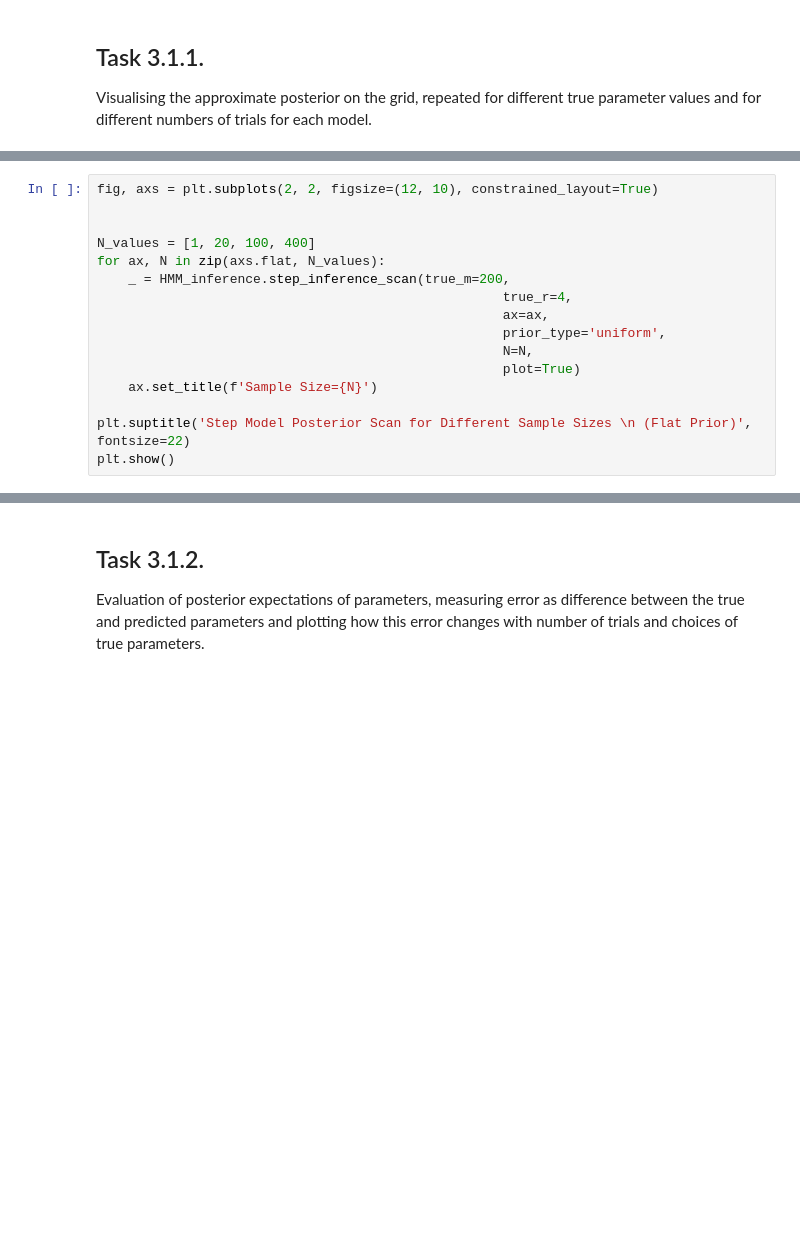
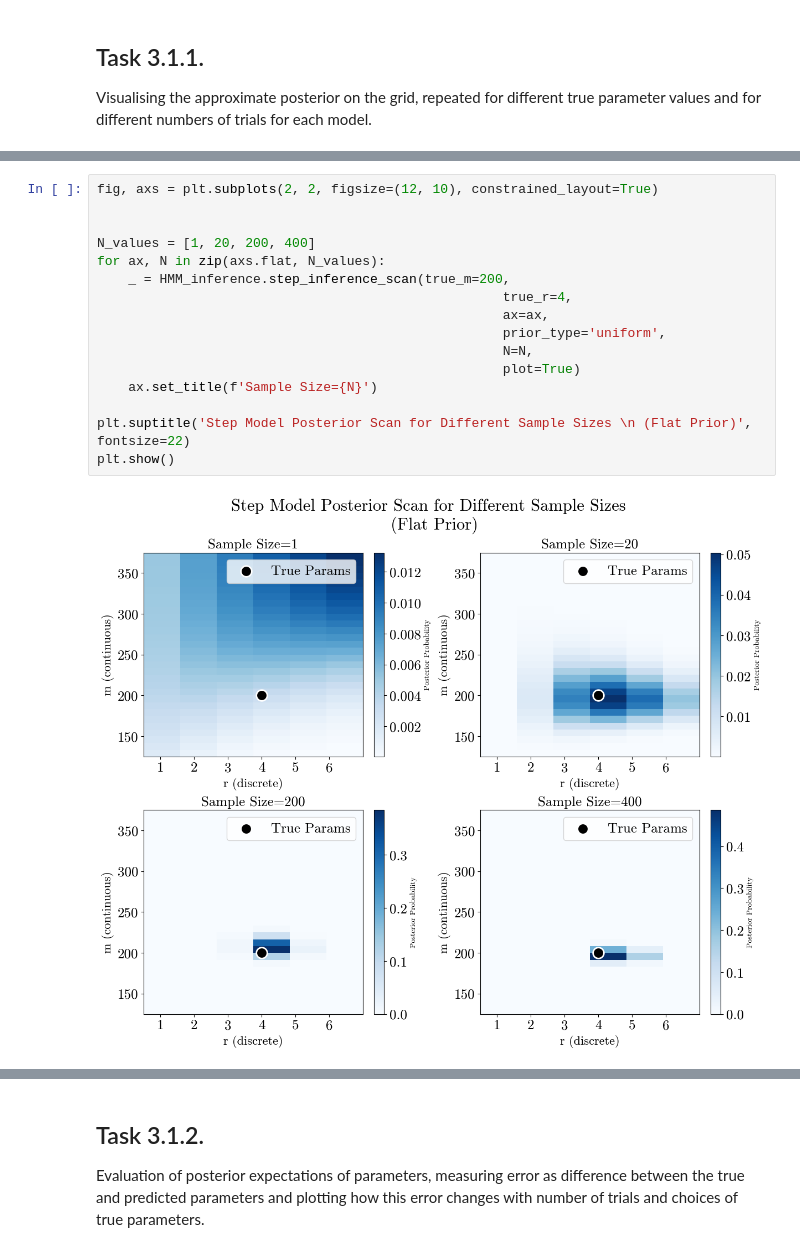
Before and after one commit to oparker7/gg3, a Jupyter notebook: task3.ipynb, the cells around one changed output, grey strips where cells are left out. Cells and saved outputs as stored; diff of their text form; blank space fills up the shorter version.

```diff
--- a/task3.ipynb
+++ b/task3.ipynb
@@ -34,19 +36,21 @@ plt.show()
 # %%
 fig, axs = plt.subplots(2, 2, figsize=(12, 10), constrained_layout=True)
 
 
-N_values = [1, 20, 100, 400]
+N_values = [1, 20, 200, 400]
 for ax, N in zip(axs.flat, N_values):
     _ = HMM_inference.step_inference_scan(true_m=200,
                                                     true_r=4,
                                                     ax=ax,
                                                     prior_type='uniform',
                                                     N=N,
                                                     plot=True)
     ax.set_title(f'Sample Size={N}')
 
 plt.suptitle('Step Model Posterior Scan for Different Sample Sizes \n (Flat Prior)', fontsize=22)
 plt.show()
+# %% [output]
+[figure, added]
 # %%
 fixed_N = 20
 beta_true_values = [0.5, 1, 1.5]
```
Also changed, not shown: parts of 21 cells of this notebook.
